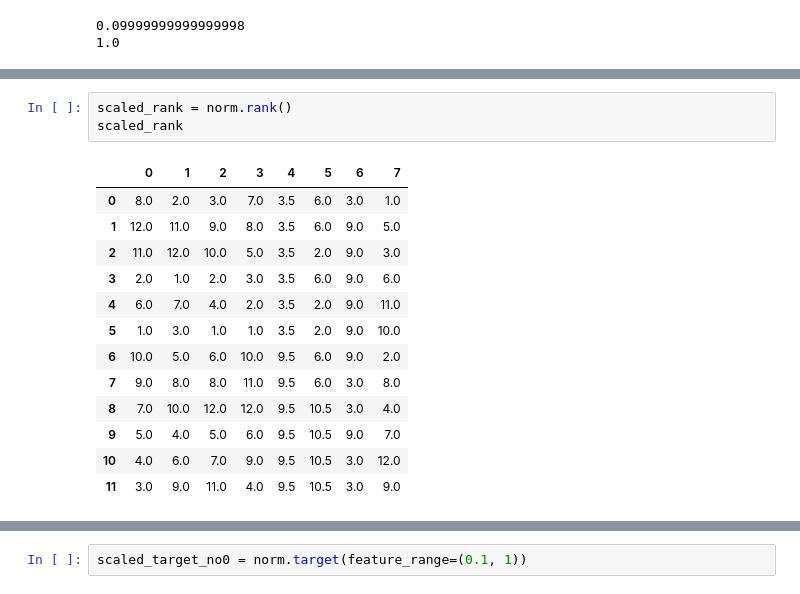
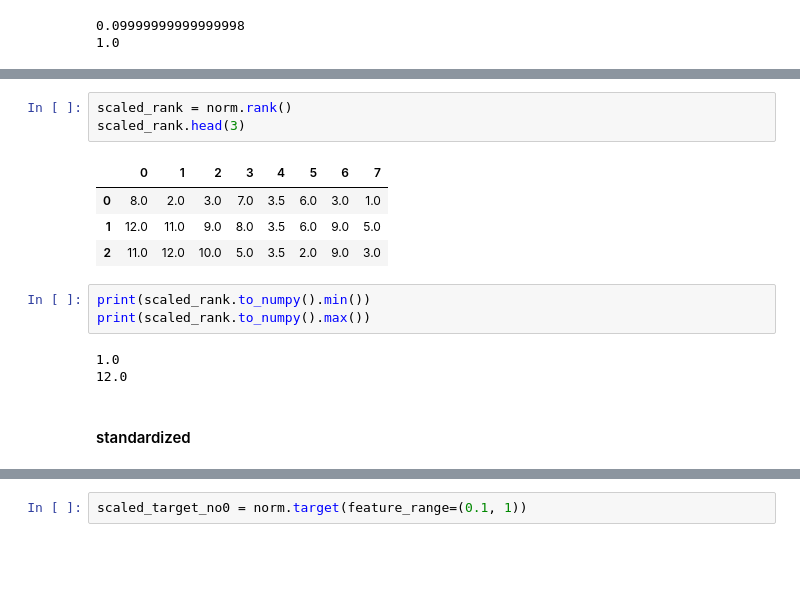
Before and after one commit to wetransform-os/ProMCDA, a Jupyter notebook: testing_score_calculation.ipynb, the cells around one changed output, grey strips where cells are left out. Saved outputs shown, nothing was run; the diff lists cells and outputs as text; blank space fills up the shorter version.

```diff
--- a/testing_score_calculation.ipynb
+++ b/testing_score_calculation.ipynb
@@ -95,19 +74,18 @@ print(scaled_minmax_no0.to_numpy().max())
 # %%
 scaled_rank = norm.rank()
-scaled_rank
+scaled_rank.head(3)
 # %% [output]
 |  | 0 | 1 | 2 | 3 | 4 | 5 | 6 | 7 |
 | 0 | 8.0 | 2.0 | 3.0 | 7.0 | 3.5 | 6.0 | 3.0 | 1.0 |
 | 1 | 12.0 | 11.0 | 9.0 | 8.0 | 3.5 | 6.0 | 9.0 | 5.0 |
 | 2 | 11.0 | 12.0 | 10.0 | 5.0 | 3.5 | 2.0 | 9.0 | 3.0 |
-| 3 | 2.0 | 1.0 | 2.0 | 3.0 | 3.5 | 6.0 | 9.0 | 6.0 |
-| 4 | 6.0 | 7.0 | 4.0 | 2.0 | 3.5 | 2.0 | 9.0 | 11.0 |
-| 5 | 1.0 | 3.0 | 1.0 | 1.0 | 3.5 | 2.0 | 9.0 | 10.0 |
-| 6 | 10.0 | 5.0 | 6.0 | 10.0 | 9.5 | 6.0 | 9.0 | 2.0 |
-| 7 | 9.0 | 8.0 | 8.0 | 11.0 | 9.5 | 6.0 | 3.0 | 8.0 |
-| 8 | 7.0 | 10.0 | 12.0 | 12.0 | 9.5 | 10.5 | 3.0 | 4.0 |
-| 9 | 5.0 | 4.0 | 5.0 | 6.0 | 9.5 | 10.5 | 9.0 | 7.0 |
-| 10 | 4.0 | 6.0 | 7.0 | 9.0 | 9.5 | 10.5 | 3.0 | 12.0 |
-| 11 | 3.0 | 9.0 | 11.0 | 4.0 | 9.5 | 10.5 | 3.0 | 9.0 |
+# %%
+print(scaled_rank.to_numpy().min())
+print(scaled_rank.to_numpy().max())
+# %% [output]
+1.0
+12.0
+# %% [markdown]
+#### standardized
 # %%
 scaled_stand_any = norm.standardized(feature_range=('-inf','+inf'))
```
Also changed, not shown: parts of 50 cells of this notebook, 1 other file.
